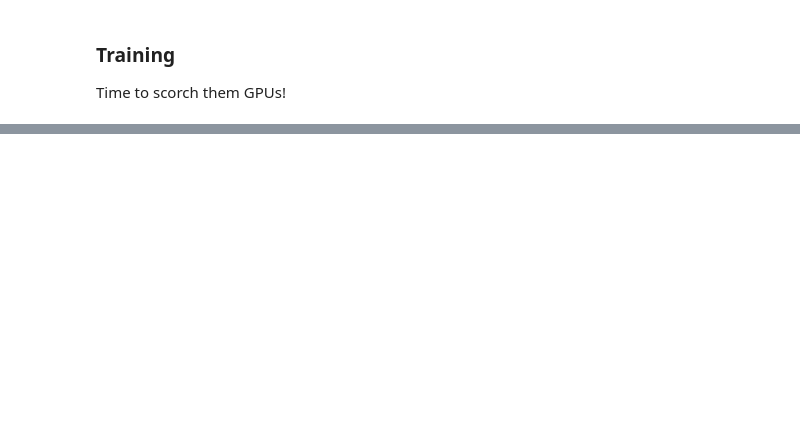
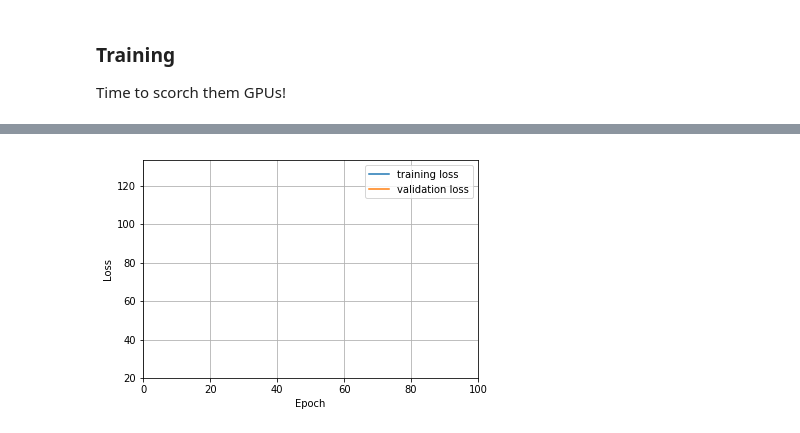
Before and after one commit to stackSmasher294/DeepPolyLane, a Jupyter notebook: Training and Validation.ipynb, the cells around one changed output, grey strips where cells are left out. Cells and saved outputs as stored; diff of their text form; code cells hidden in the pictures; blank space fills up the shorter version.

```diff
--- a/Training and Validation.ipynb
+++ b/Training and Validation.ipynb
@@ -68,7 +68,7 @@ torch.Size([3, 224, 224]) torch.Size([7, 5])
 torch.Size([3, 224, 224]) torch.Size([7, 5])
 # %%
 # Create a training data loader
-train_batch_len = 8
+train_batch_len = 16
 train_loader = DataLoader(training_dataset, batch_size=train_batch_len, shuffle=True, num_workers=0)
 # %%
 # Create a validation data loader
@@ -197,6 +172,9 @@ def lane_line_loss(predicted, ground_truth):
 
     pred_existence, pred_geometry = predicted
     pred_existence = pred_existence.view(-1, num_lines)
+#     pred_poly = pred_poly.view(-1, 4, num_lines)
+#     pred_bounds = pred_bounds.view(-1, 2, num_lines)
+#     pred_geometry = torch.cat([pred_poly, pred_bounds], dim=1)
     pred_geometry = pred_geometry.view(-1, 6, num_lines)
 
     # Compute existence loss
@@ -212,6 +190,7 @@ def lane_line_loss(predicted, ground_truth):
             weight = expected_existence[i,j]
             residual = expected_geometry[i, :, j] - pred_geometry[i, :, j]
             norm = torch.norm(residual)
+            geometry_loss += 0.5 * norm * norm * weight
             if norm < 1.0:
                 geometry_loss += 0.5 * norm * norm * weight
             else:
@@ -262,8 +242,11 @@ def train_net(n_epochs):
 
             running_loss += loss.item()
             train_loss += loss.item()
-            if batch_i % 10 == 0:    # print every 10 batches
-                print('Epoch: {}, {}/{}, Avg. Loss: {}'.format(epoch + 1, (batch_i + 1) * train_batch_len, n_train, running_loss/(10 * train_batch_len)), end='\r')
+            if batch_i % 5 == 0:    # print every 10 batches
+                print('Epoch: {}, {}/{}, Avg. Loss: {}, (conf, geo) : {}, {}'.format(epoch + 1, (batch_i + 1) * train_batch_len,\
+                                                               n_train, running_loss/(10 * train_batch_len),\
+                                                               existence_loss.item(), geometry_loss.item()), \
+                                                               end='\r')
                 running_loss = 0.0
 
         train_loss /= n_train
@@ -292,6 +275,11 @@ def train_net(n_epochs):
             existence_loss, geometry_loss = lane_line_loss(predictions, gt)
             loss = existence_loss + geometry_loss
             eval_loss += loss.item()
+
+            if batch_i % 5 == 0:    # print every 10 batches
+                print('Epoch: {}, {}/{}'.format(epoch + 1, (batch_i + 1) * val_batch_len,\
+                                                               n_test), \
+                                                               end='\r')
         eval_loss = eval_loss / n_test
         eval_losses.append(eval_loss)
         print('Epoch:{} Avg Eval Loss: {}'.format(epoch + 1, eval_loss))
@@ -316,4 +304,5 @@ def train_net(n_epochs):
         plt.legend()
         plt.show()
 # %%
-train_net(10)
+train_net(100)
+# %% [output]
@@ -319,0 +315 @@ train_net(10)
+[figure, added]
```
Also changed, not shown: parts of 6 cells of this notebook, 2 other files.
